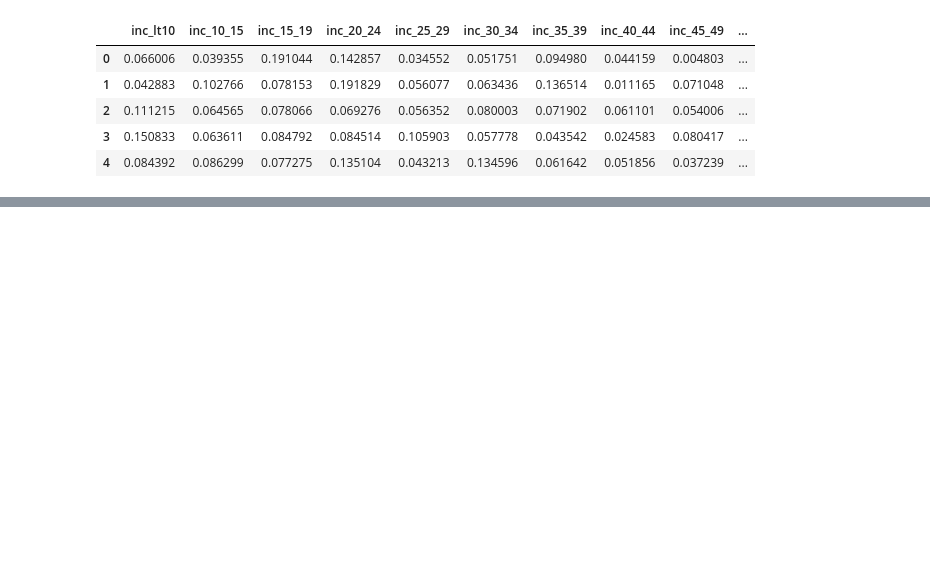
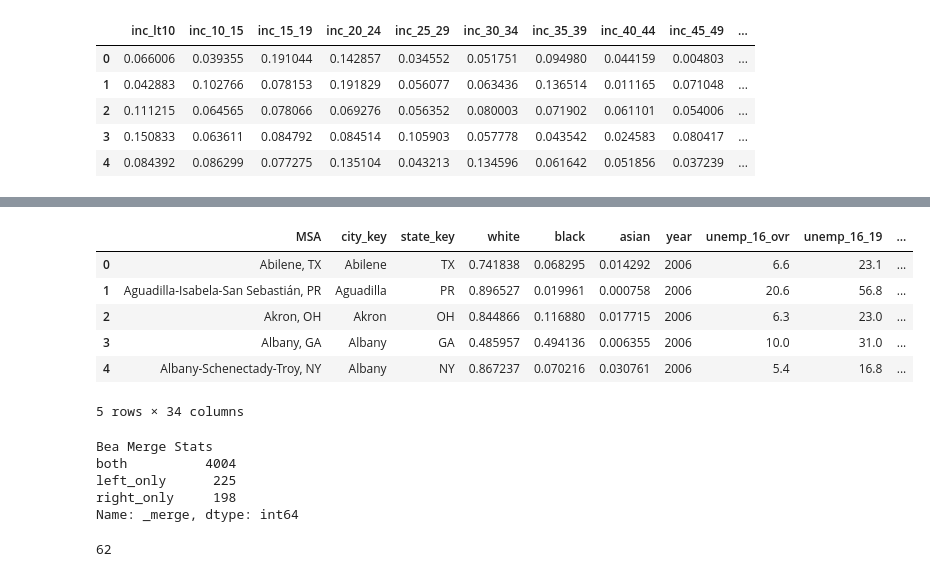
Before and after one commit to cs109grp18/cs109a_final, a Jupyter notebook: pull_msa_data.ipynb, the cells around one changed output, grey strips where cells are left out. Drawn from its saved outputs; the diff is of its cells as text; code cells hidden in the pictures; blank space fills up the shorter version.

Commit message:
updated census script

```diff
--- a/pull_msa_data.ipynb
+++ b/pull_msa_data.ipynb
@@ -201,0 +354,36 @@ inc_all.head()
+# %%
+# Bring Everything Together
+census_df = race_all.copy()
+
+merge_df = lambda df: census_df.merge(df,
+                                     how='outer',
+                                     on=['city_key','state_key','year'],
+                                     indicator=True)
+
+# Merge in Employment
+census_df = merge_df(emp_all)
+
+# Check to see if any non-matches that should be matches
+# All left matched so we should be good
+print("Employment Merge Stats")
+print(census_df['_merge'].value_counts())
+del census_df['_merge']
+
+# Merge in House Income
+census_df = merge_df(age_all)
+print("Age Merge Stats")
+print(census_df['_merge'].value_counts())
+del census_df['_merge']
+
+# Bring in INcome
+census_df = merge_df(inc_all)
+print("Income Merge Stats")
+print(census_df['_merge'].value_counts())
+del census_df['_merge']
+
+# Merge in Gini
+census_df = merge_df(gini_all)
+print("Gini Merge Stats")
+print("Blake checked these. no typos")
+print(census_df['_merge'].value_counts())
+del census_df['_merge']
@@ -201,0 +408,12 @@ inc_all.head()
+# %%
+float_cols = census_df.columns.difference(["MSA", "city_key", "state_key","year"])
+census_df[float_cols] = census_df[float_cols].astype(float)
+census_df.head()
+# %% [output]
+|  | MSA | city_key | state_key | white | black | asian | year | unemp_16_ovr | unemp_16_19 | ... |
+| 0 | Abilene, TX | Abilene | TX | 0.741838 | 0.068295 | 0.014292 | 2006 | 6.6 | 23.1 | ... |
+| 1 | Aguadilla-Isabela-San Sebastián, PR | Aguadilla | PR | 0.896527 | 0.019961 | 0.000758 | 2006 | 20.6 | 56.8 | ... |
+| 2 | Akron, OH | Akron | OH | 0.844866 | 0.116880 | 0.017715 | 2006 | 6.3 | 23.0 | ... |
+| 3 | Albany, GA | Albany | GA | 0.485957 | 0.494136 | 0.006355 | 2006 | 10.0 | 31.0 | ... |
+| 4 | Albany-Schenectady-Troy, NY | Albany | NY | 0.867237 | 0.070216 | 0.030761 | 2006 | 5.4 | 16.8 | ... |
+5 rows × 34 columns
@@ -201,0 +436,21 @@ inc_all.head()
+# %%
+census_df = merge_df(bea_gdp)
+print("Bea Merge Stats")
+print(census_df['_merge'].value_counts())
+#del census_df['_merge']
+census_df = census_df.sort_values(["MSA"])
+# Look at left right combinations
+# %% [output]
+Bea Merge Stats
+both          4004
+left_only      225
+right_only     198
+Name: _merge, dtype: int64
+# %%
+# Check to make sure that there were no typos
+names = census_df.loc[census_df._merge != "both", ['city_key', 'state_key', '_merge']]
+names = names.drop_duplicates()
+print(names.shape[0])
+del census_df["_merge"]
+# %% [output]
+62
```
Also changed, not shown: parts of 12 cells of this notebook.
